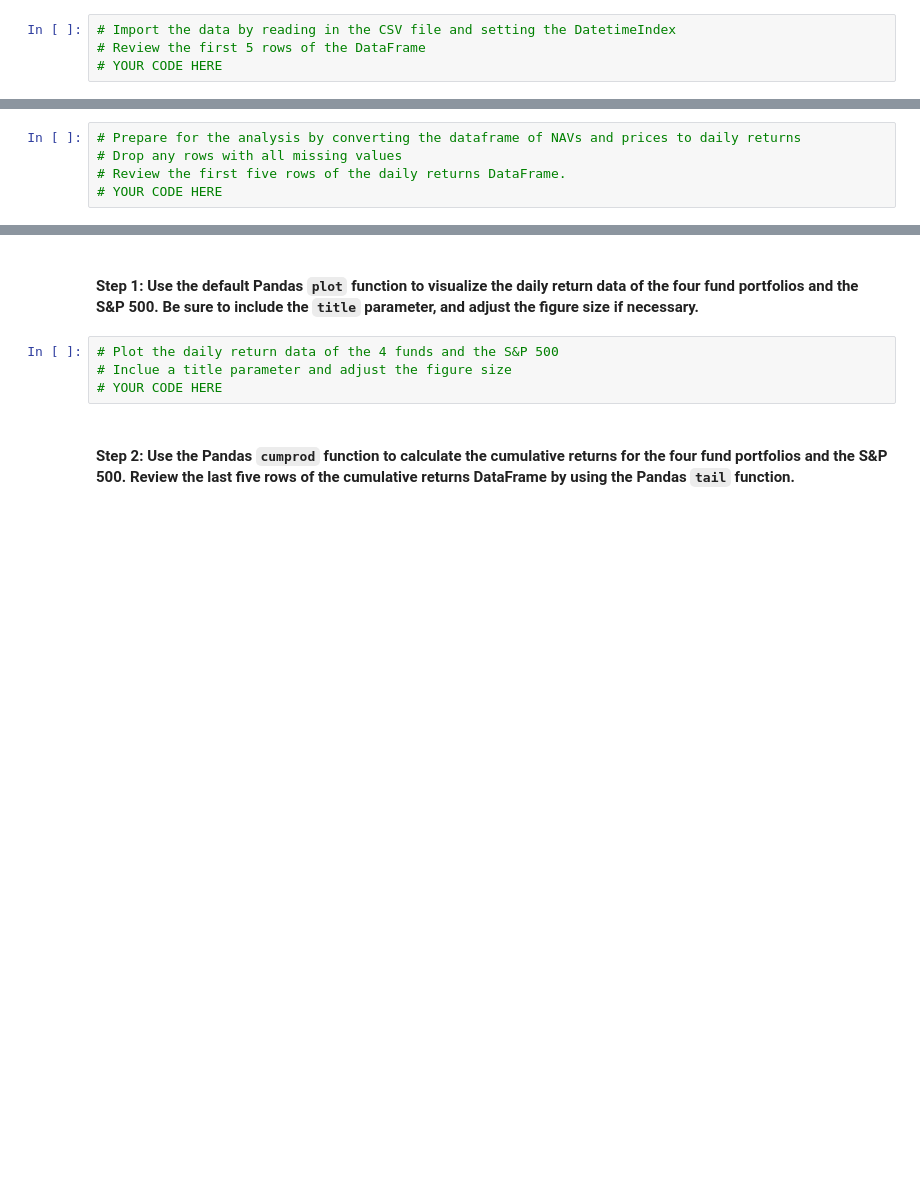
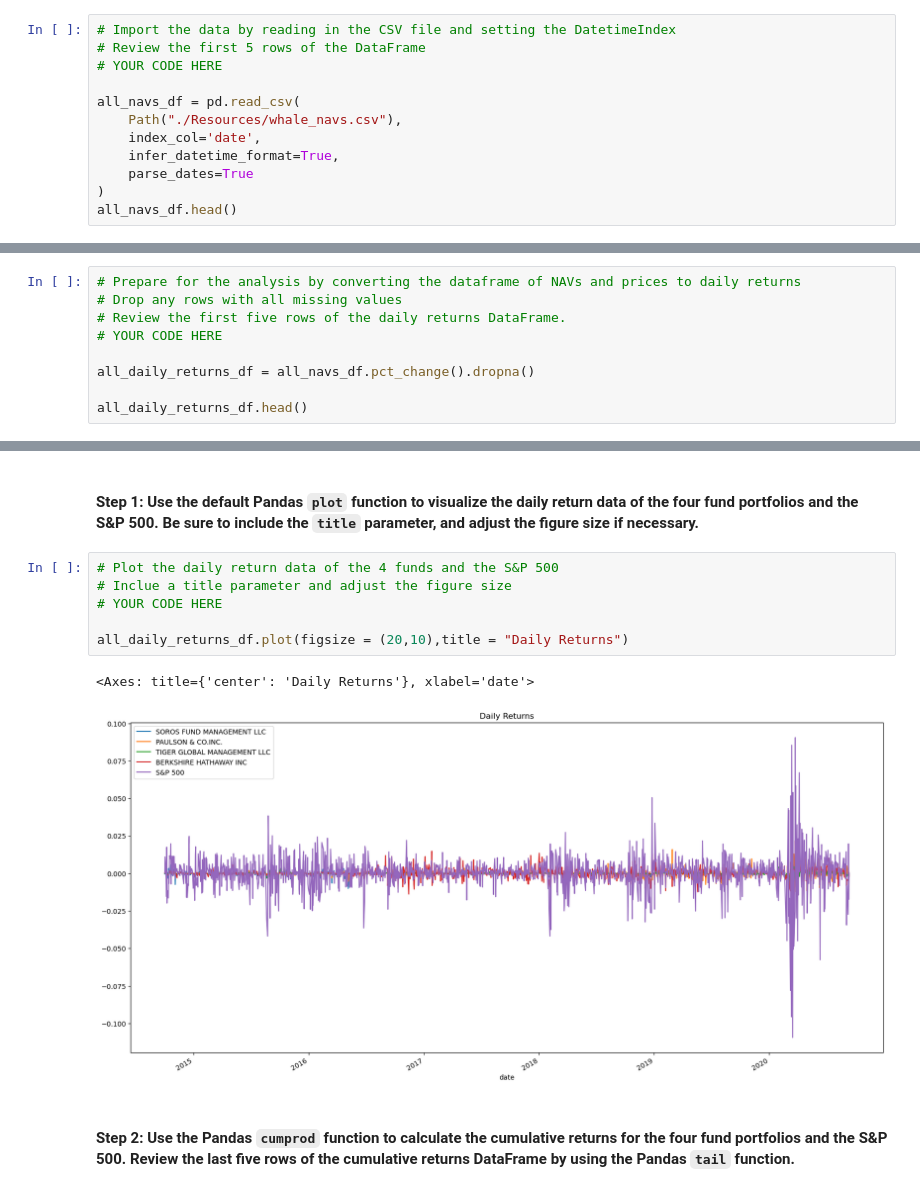
Before and after one commit to OONwora/Challenge--4, a Jupyter notebook: risk_return_analysis.ipynb, the cells around one changed output, grey strips where cells are left out. Saved outputs shown, nothing was run; the diff lists cells and outputs as text; blank space fills up the shorter version.

```diff
--- a/risk_return_analysis.ipynb
+++ b/risk_return_analysis.ipynb
@@ -108,3 +113,11 @@ locals
 # Import the data by reading in the CSV file and setting the DatetimeIndex
 # Review the first 5 rows of the DataFrame
 # YOUR CODE HERE
+
+all_navs_df = pd.read_csv(
+    Path("./Resources/whale_navs.csv"),
+    index_col='date',
+    infer_datetime_format=True,
+    parse_dates=True
+)
+all_navs_df.head()
@@ -115,3 +136,7 @@ locals
 # Drop any rows with all missing values
 # Review the first five rows of the daily returns DataFrame.
 # YOUR CODE HERE
+
+all_daily_returns_df = all_navs_df.pct_change().dropna()
+
+all_daily_returns_df.head()
@@ -130,7 +163,12 @@ Analyze the data to determine if any of the portfolios outperform the broader st
 # %%
 # Plot the daily return data of the 4 funds and the S&P 500
 # Inclue a title parameter and adjust the figure size
 # YOUR CODE HERE
+
+all_daily_returns_df.plot(figsize = (20,10),title = "Daily Returns")
+# %% [output]
+<Axes: title={'center': 'Daily Returns'}, xlabel='date'>
+[figure, added]
 # %% [markdown]
 #### Step 2: Use the Pandas `cumprod` function to calculate the cumulative returns for the four fund portfolios and the S&P 500. Review the last five rows of the cumulative returns DataFrame by using the Pandas `tail` function.
 # %%
```
Also changed, not shown: parts of 24 cells of this notebook.
